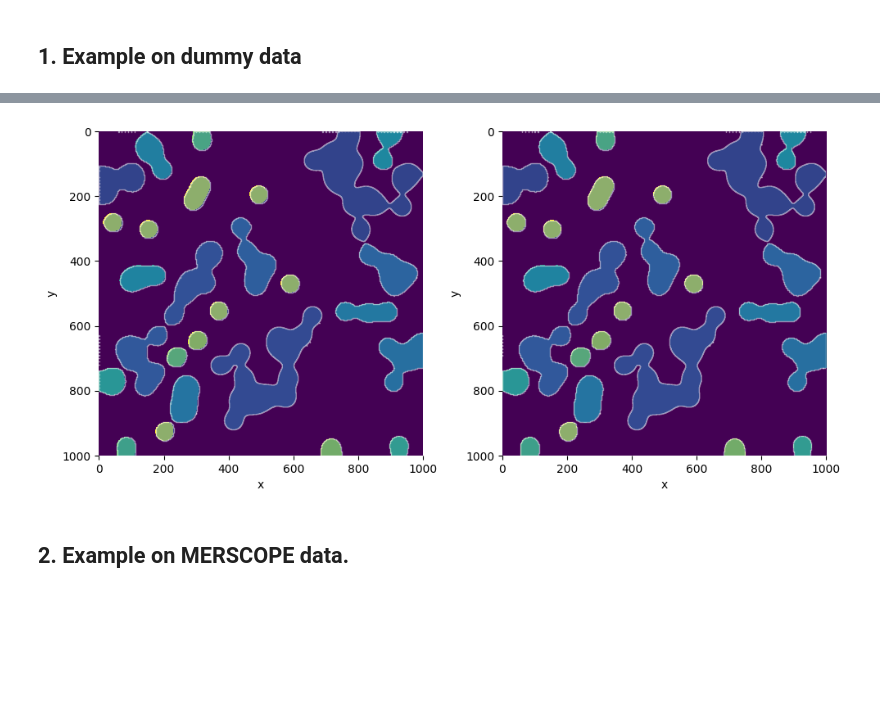
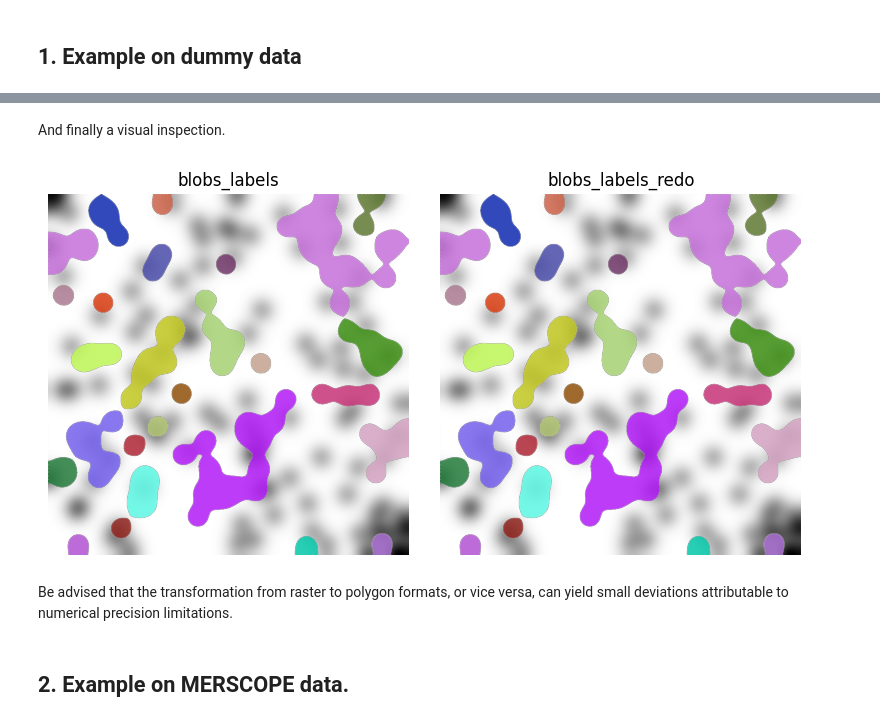
Before and after one commit to saeyslab/harpy, a Jupyter notebook: docs/tutorials/advanced/Rasterize_and_vectorize.ipynb, the cells around one changed output, grey strips where cells are left out. Saved outputs shown, nothing was run; the diff lists cells and outputs as text; code cells hidden in the pictures; blank space fills up the shorter version.

```diff
--- a/docs/tutorials/advanced/Rasterize_and_vectorize.ipynb
+++ b/docs/tutorials/advanced/Rasterize_and_vectorize.ipynb
@@ -42,15 +69,47 @@ import numpy as np
 
 assert np.array_equal(sdata["blobs_labels"].data.compute(), sdata["blobs_labels_redo"].data.compute())
 assert sdata["blobs_labels_boundaries"].geometry.equals(sdata["blobs_labels_boundaries_redo"].geometry)
-# %%
-hp.pl.plot_shapes(
-    sdata,
-    labels_layer=["blobs_labels", "blobs_labels_redo"],
-    shapes_layer=["blobs_labels_boundaries", "blobs_labels_boundaries_redo"],
-    figsize=(10, 10),
-)
-# %% [output]
-[figure, removed]
+# %% [markdown]
+And finally a visual inspection.
+# %%
+import matplotlib.pyplot as plt
+
+fig, axes = plt.subplots(1, 2, figsize=(8, 4))
+
+channel = 0
+
+render_images_kwargs = {"cmap": "binary"}
+
+for _labels_layer, ax in zip( [ "blobs_labels", "blobs_labels_redo" ], axes, strict=True ):
+
+    render_labels_kwargs = {"fill_alpha": 0.6, "outline_alpha": 0.4}
+    show_kwargs = {
+        "title": "DAPI",
+        "colorbar": False,
+    }
+
+    show_kwargs = {
+        "title": _labels_layer,
+        "colorbar": False,
+    }
+    ax = hp.pl.plot_sdata(
+        sdata,
+        img_layer="blobs_image",
+        labels_layer="blobs_labels",
+        channel=0,
+        render_images_kwargs=render_images_kwargs,
+        render_labels_kwargs=render_labels_kwargs,
+        show_kwargs=show_kwargs,
+        ax=ax,
+    )
+    ax.axis("off")
+
+plt.tight_layout()
+plt.show()
+# %% [output]
+[figure, added]
+# %% [markdown]
+Be advised that the transformation from raster to polygon formats, or vice versa, can yield small deviations attributable to numerical precision limitations.
 # %% [markdown]
 ## 2. Example on MERSCOPE data.
 # %%
```
Also changed, not shown: parts of 12 cells of this notebook, 2 other files.
